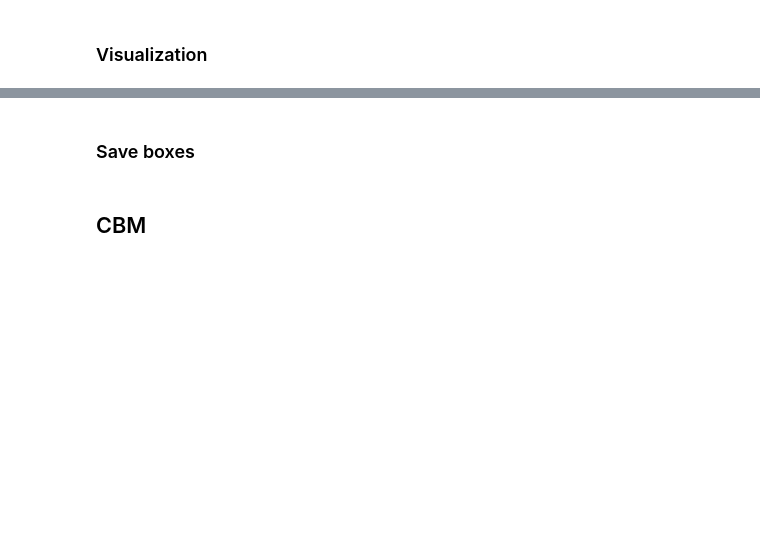
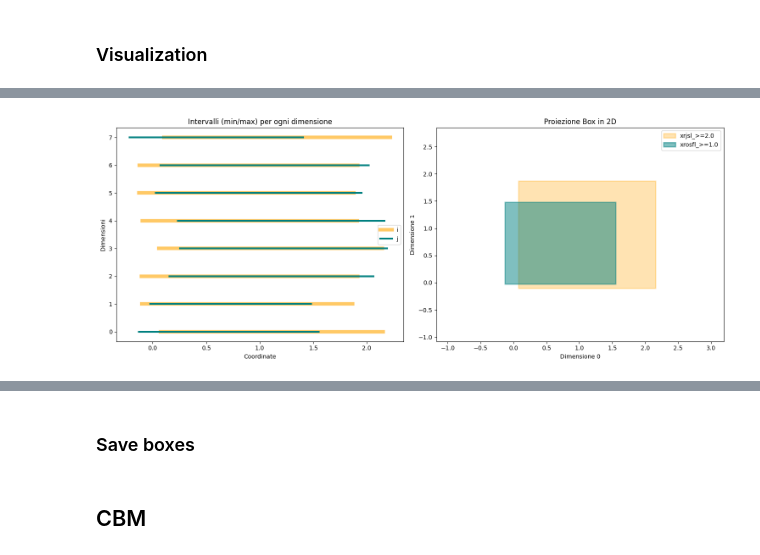
Before and after one commit to stefano-gamba/BoxEmbeddingCBM, a Jupyter notebook: notebooks/OAI/be_empirical_independent_train.ipynb, the cells around one changed output, grey strips where cells are left out. Saved outputs shown, nothing was run; the diff lists cells and outputs as text; code cells hidden in the pictures; blank space fills up the shorter version.

```diff
--- a/notebooks/OAI/be_empirical_independent_train.ipynb
+++ b/notebooks/OAI/be_empirical_independent_train.ipynb
@@ -213,0 +255,4 @@ visualize_concept_hierarchy(box_model, id2concept, concept2id, "flys", "swims")
+# %%
+visualize_concept_hierarchy(box_model, id2concept, concept2id, "xrjsl_>=2.0", "xrosfl_>=1.0")
+# %% [output]
+[figure, added]
```
Also changed, not shown: parts of 43 cells of this notebook, 4 other files.
